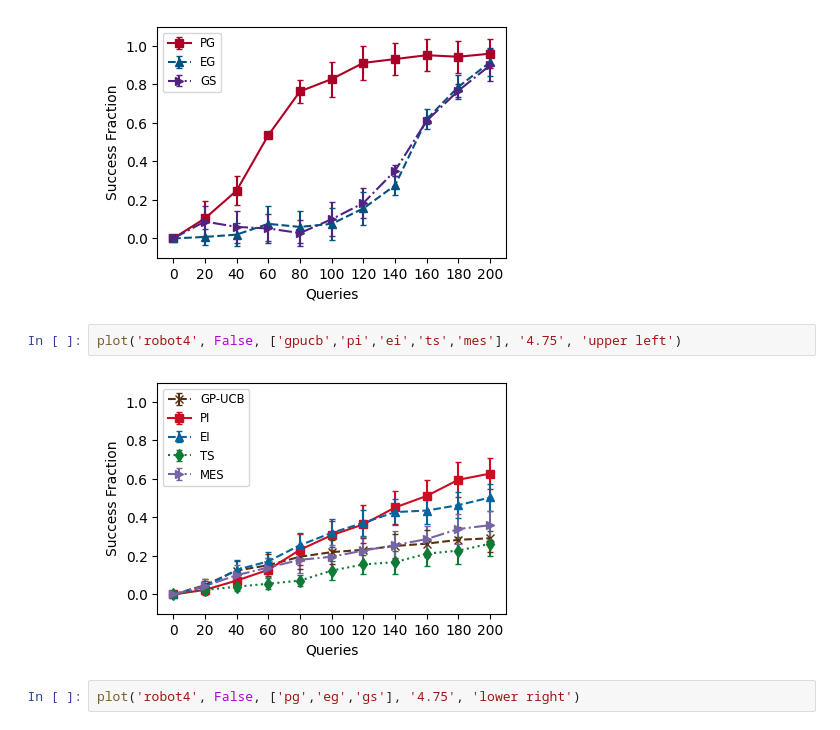
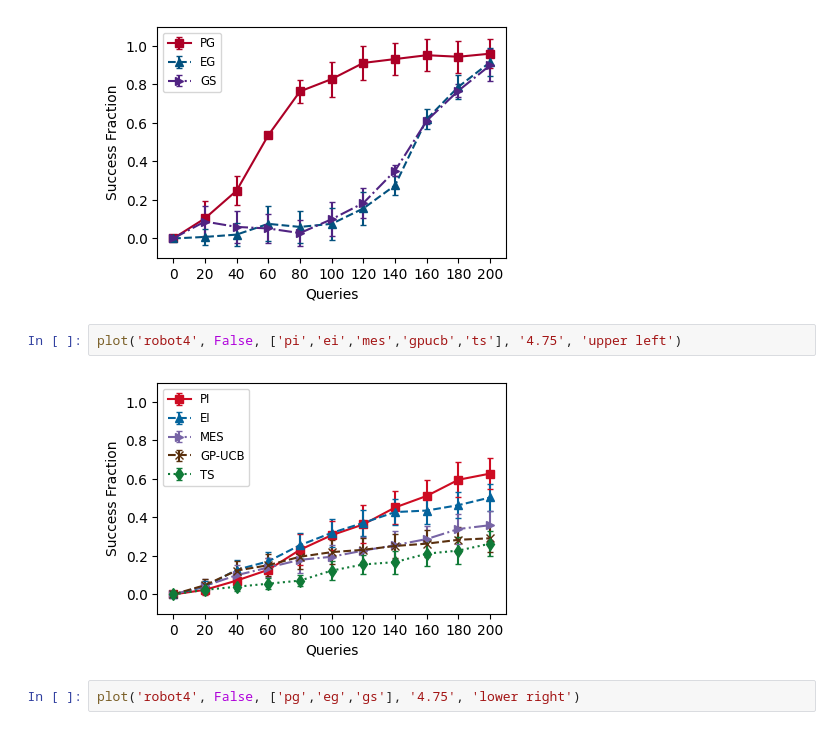
Before and after one commit to caitree/GoodAction, a Jupyter notebook: plot.ipynb, the cells around one changed output. Saved outputs shown, nothing was run; the diff lists cells and outputs as text.

```diff
--- a/plot.ipynb
+++ b/plot.ipynb
@@ -145,9 +145,9 @@ plot('keane', True, ['pg','eg','gs'], '0.85','upper left')
 # %% [output]
 [figure]
 # %%
-plot('robot4', False, ['gpucb','pi','ei','ts','mes'], '4.75', 'upper left')
+plot('robot4', False, ['pi','ei','mes','gpucb','ts'], '4.75', 'upper left')
 # %% [output]
-[figure, old version]
+[figure, new version]
 # %%
 plot('robot4', False, ['pg','eg','gs'], '4.75', 'lower right')
 # %% [output]
```
Also changed, not shown: parts of 2 cells of this notebook, 1 other file.
